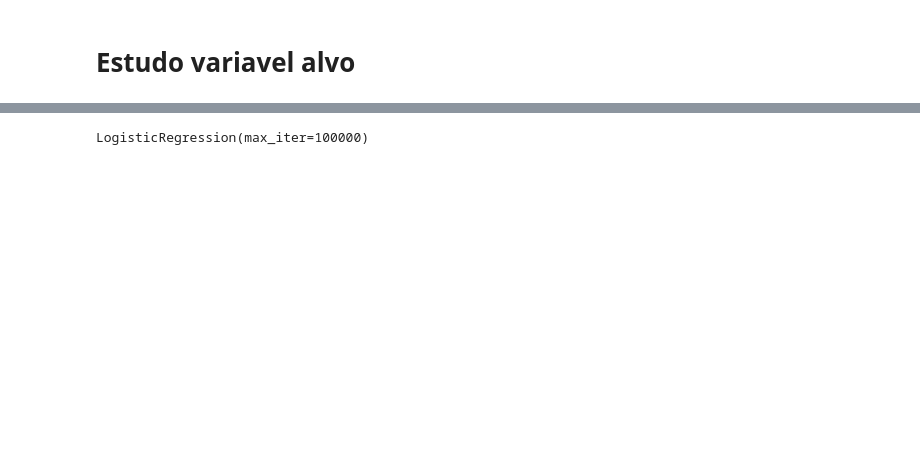
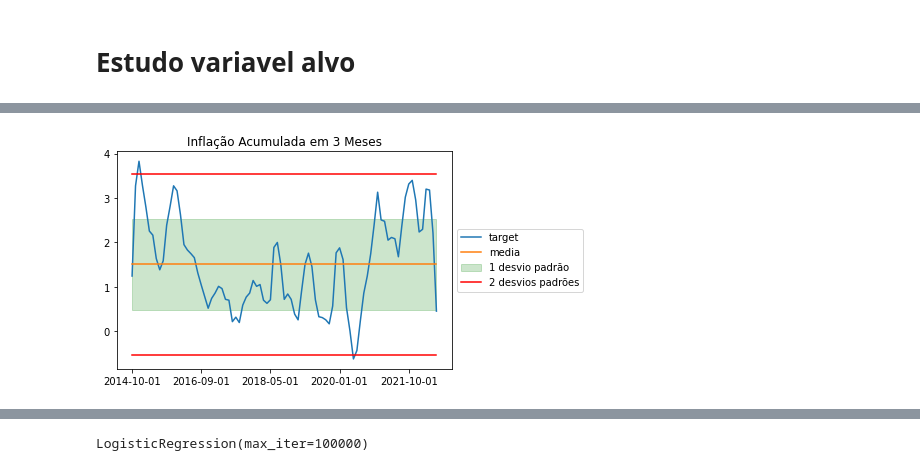
Before and after one commit to jvg0mes/previnflacaoac, a Jupyter notebook: exploratory_analysis.ipynb, the cells around one changed output, grey strips where cells are left out. Saved outputs shown, nothing was run; the diff lists cells and outputs as text; code cells hidden in the pictures; blank space fills up the shorter version.

```diff
--- a/exploratory_analysis.ipynb
+++ b/exploratory_analysis.ipynb
@@ -60,0 +35,4 @@ plt.yticks(np.arange(-.5,4.5,.5))
+# %%
+plot_df = target.copy()
+# %%
+plot_df['media'] = target.mean()[0]
@@ -60,0 +75,10 @@ plt.yticks(np.arange(-.5,4.5,.5))
+# %%
+ax = plot_df.plot()
+ax.set_title("Inflação Acumulada em 3 Meses")
+ax.fill_between(plot_df.index,target.mean()[0] + target['target'].std(),target.mean()[0] - target['target'].std(), alpha = 0.2, color = 'green')
+ax.plot(target.index,[target.mean()[0] + (target['target'].std()*2) for x in range(0,len(target))],color='red')
+ax.plot(target.index,[target.mean()[0] - (target['target'].std()*2) for x in range(0,len(target))],color='red')
+ax.legend(['target','media','1 desvio padrão','2 desvios padrões'],title=None,title_fontsize=30,loc='center left', bbox_to_anchor=(1, 0.5))
+plt.savefig("plots/plots.png", bbox_inches='tight')
+# %% [output]
+[figure, added]
```
Also changed, not shown: parts of 149 cells of this notebook, 5 other files.
